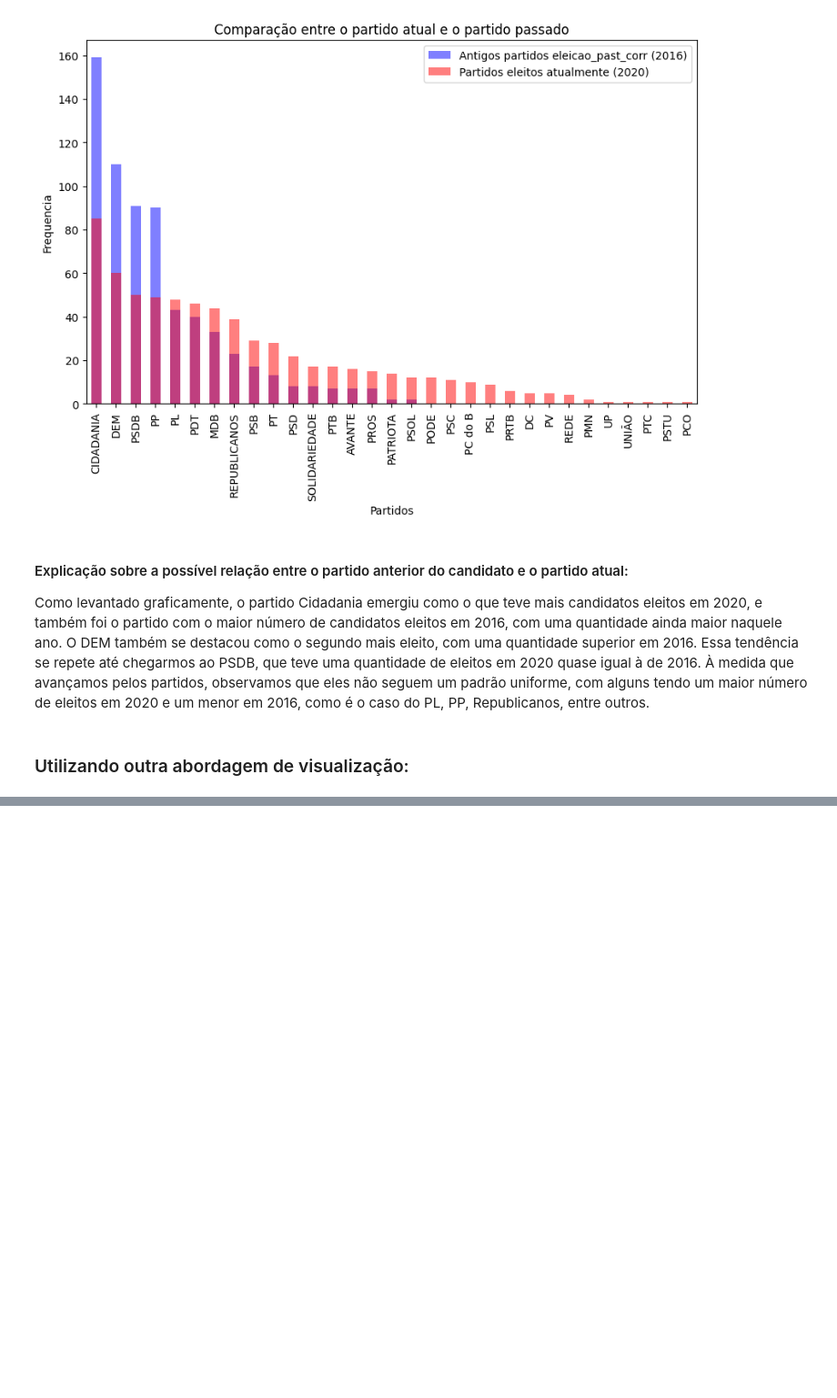
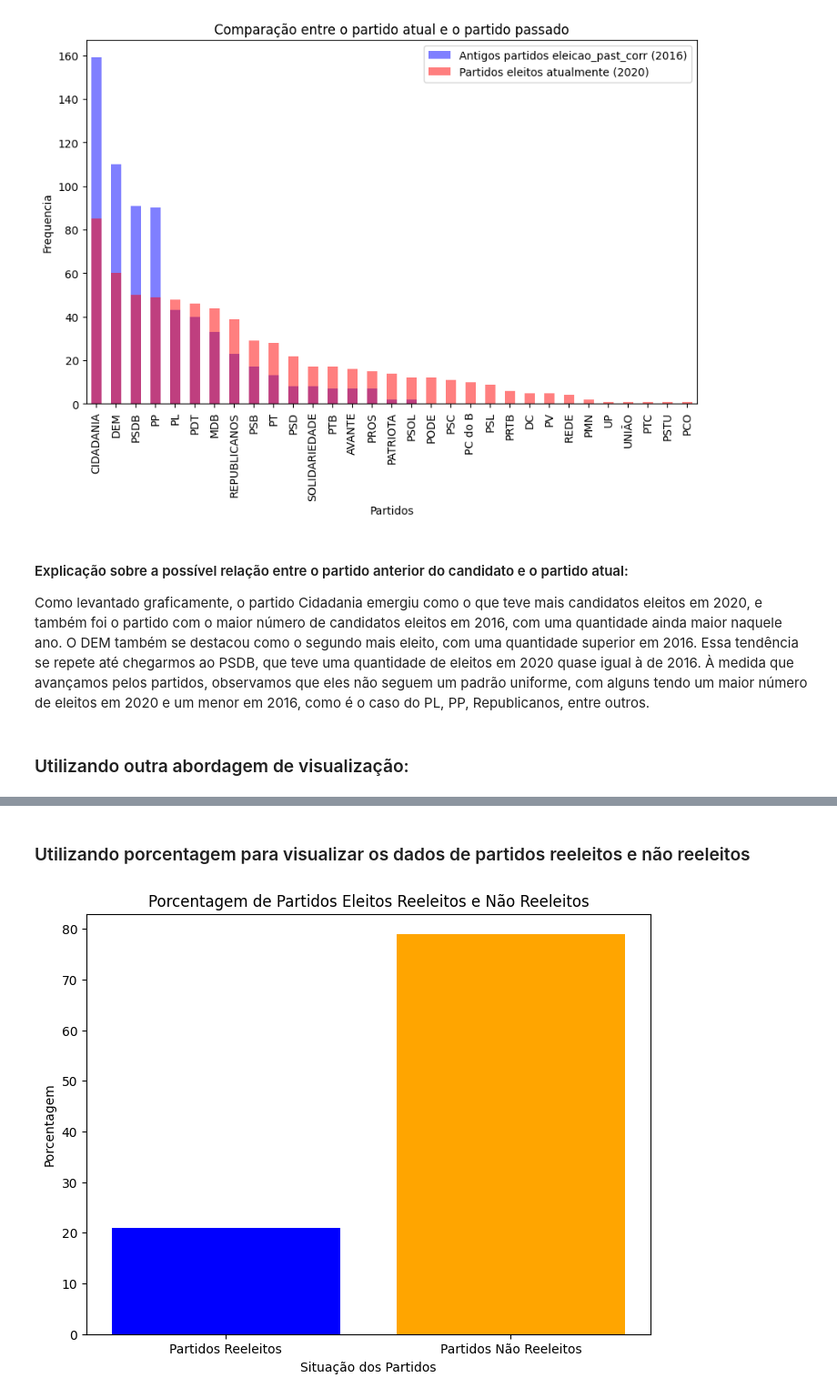
Before and after one commit to Kawhan/final_data_project, a Jupyter notebook: relatorio.ipynb, the cells around one changed output, grey strips where cells are left out. Shown at 91% size. Cells and saved outputs as stored; diff of their text form; code cells hidden in the pictures; blank space fills up the shorter version.

```diff
--- a/relatorio.ipynb
+++ b/relatorio.ipynb
@@ -1669,0 +1671,21 @@ Como observado nos gráficos, há uma forte relação entre o partido do candida
+# %% [markdown]
+### Utilizando porcentagem para visualizar os dados de partidos reeleitos e não reeleitos
+# %%
+total_eleitos = len(eleitos)
+total_reeleitos = eleitos['partido_reeleito'].sum()
+total_nao_reeleitos = total_eleitos - total_reeleitos
+
+porcentagem_reeleitos = (total_reeleitos / total_eleitos) * 100
+porcentagem_nao_reeleitos = 100 - porcentagem_reeleitos
+
+labels = ['Partidos Reeleitos', 'Partidos Não Reeleitos']
+porcentagens = [porcentagem_reeleitos, porcentagem_nao_reeleitos]
+
+plt.figure(figsize=(8, 6))
+plt.bar(labels, porcentagens, color=['blue', 'orange'])
+plt.xlabel('Situação dos Partidos')
+plt.ylabel('Porcentagem')
+plt.title('Porcentagem de Partidos Eleitos Reeleitos e Não Reeleitos')
+plt.show()
+# %% [output]
+[figure, added]
```
Also changed, not shown: parts of 3 cells of this notebook.
